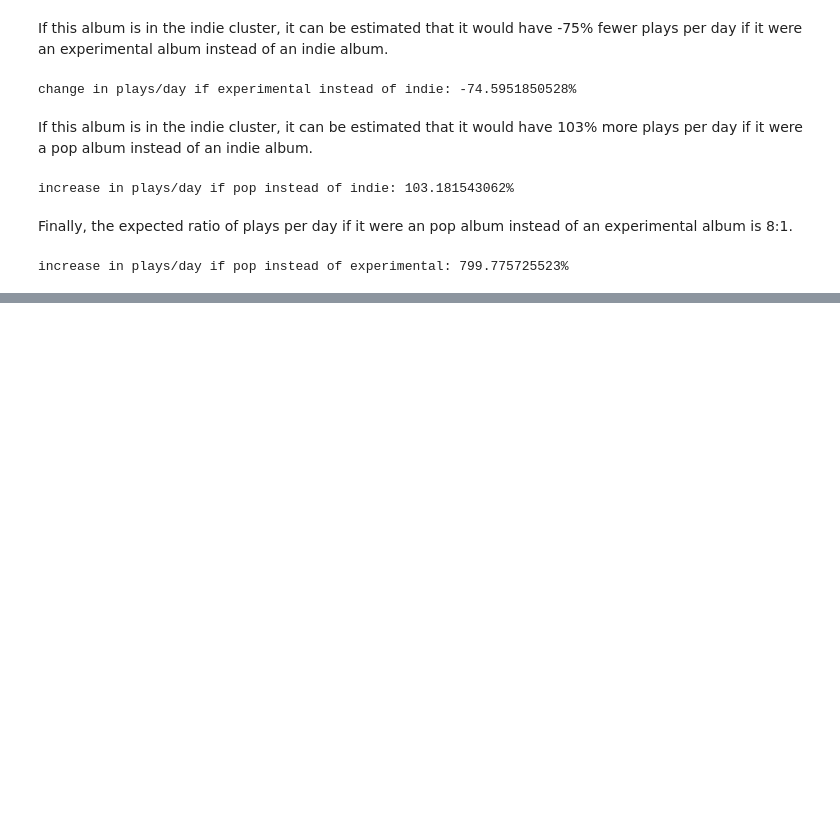
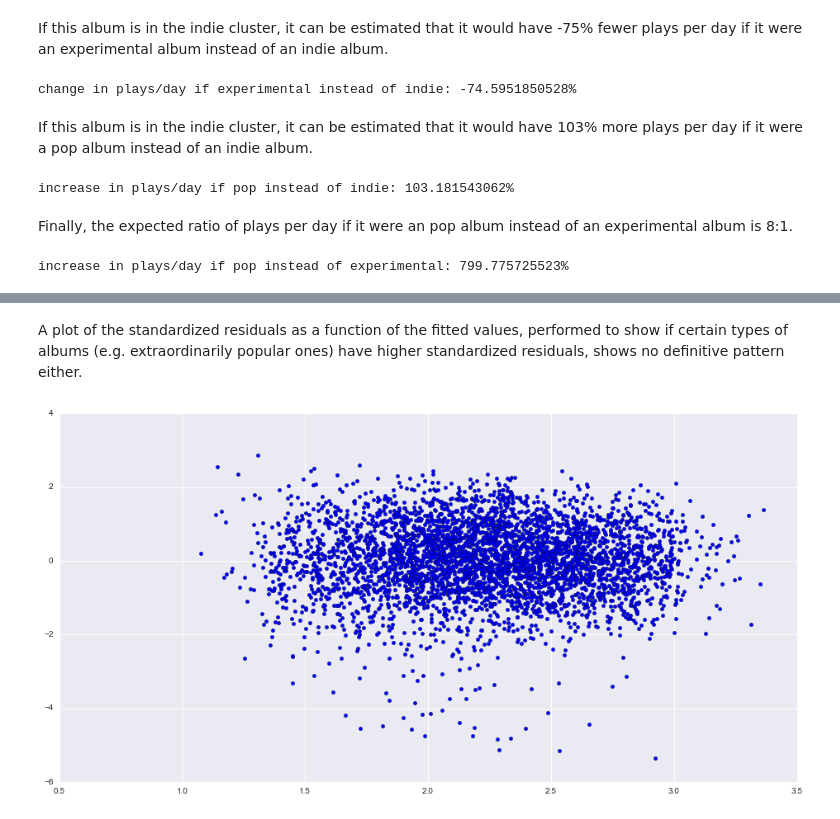
Before and after one commit to JBlumstein/pfk, a Jupyter notebook: Pitchfork_Analysis.ipynb, the cells around one changed output, grey strips where cells are left out. Cells and saved outputs as stored; diff of their text form; code cells hidden in the pictures; blank space fills up the shorter version.

```diff
--- a/Pitchfork_Analysis.ipynb
+++ b/Pitchfork_Analysis.ipynb
@@ -778,0 +839,8 @@ increase in plays/day if pop instead of experimental: 799.775725523%
+# %% [markdown]
+<p>A plot of the standardized residuals as a function of the fitted values, performed to show if certain types of albums (e.g. extraordinarily popular ones) have higher standardized residuals, shows no definitive pattern either.</p>
+# %%
+f4, resid_fitted_plot = plt.subplots() #supblot rqplot in figure f
+resid_fitted_plot.scatter(df_f3['fitted_values'],df_f3['standardized_residuals'])
+f4.set_size_inches((16,8))
+# %% [output]
+[figure, added]
```
Also changed, not shown: parts of 16 cells of this notebook.
